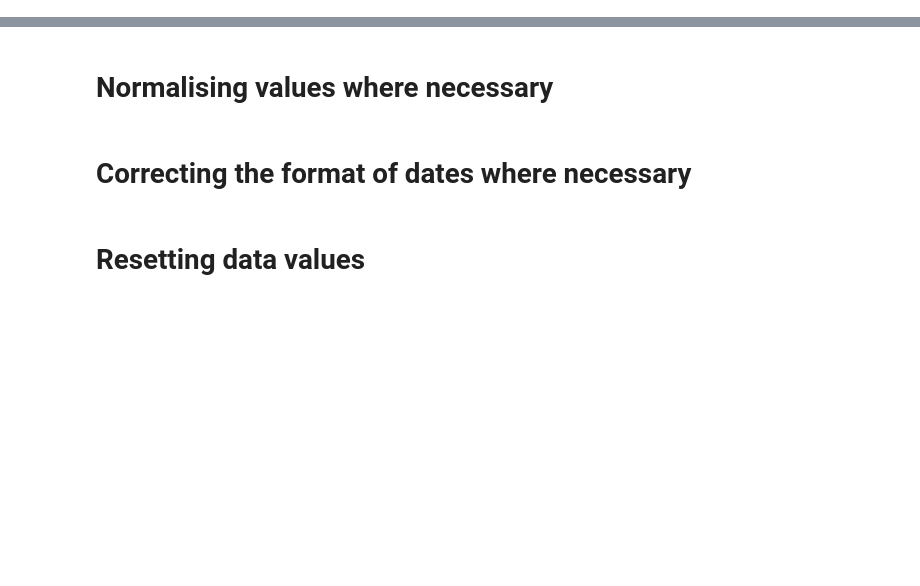
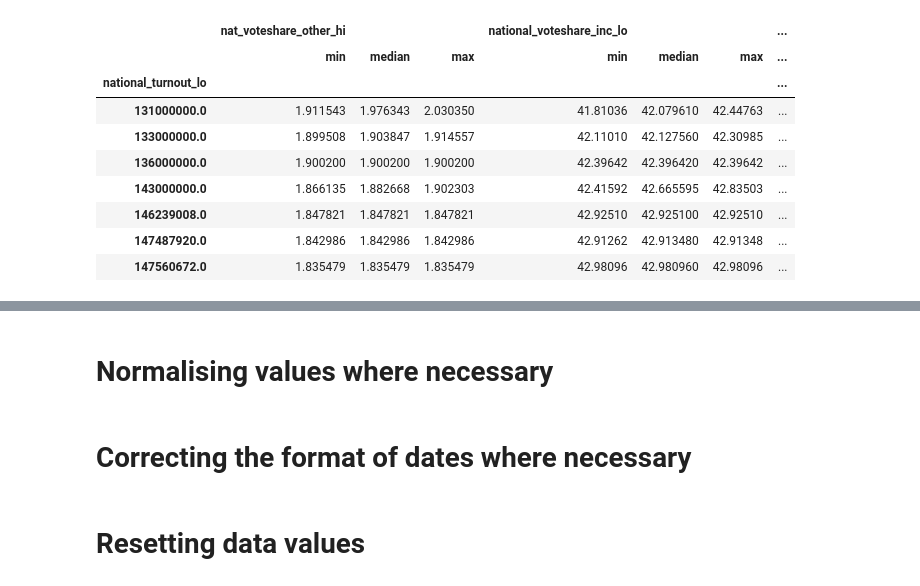
Before and after one commit to blazaropinto/portfolio_PDA_Data_Science, a Jupyter notebook: Preparing_data_for_analysis.ipynb, the cells around one changed output, grey strips where cells are left out. Drawn from its saved outputs; the diff is of its cells as text; code cells hidden in the pictures; blank space fills up the shorter version.

```diff
--- a/Preparing_data_for_analysis.ipynb
+++ b/Preparing_data_for_analysis.ipynb
@@ -6,0 +199,3 @@
+# %%
+clean_dataset2 = dataset2.copy()
+clean_dataset2.drop(columns=['cycle', 'branch', 'model', 'candidate_chal', 'simulations'], inplace=True)
@@ -6,0 +216,3 @@
+# %%
+clean_dataset2.timestamp = pd.to_datetime(clean_dataset2.timestamp)
+print('The data was collected from', clean_dataset2.timestamp.min(), 'to', clean_dataset2.timestamp.max())
@@ -6,0 +234,2 @@
+# %%
+clean_dataset2.drop(['candidate_inc', 'modeldate'], axis=1, inplace=True)
@@ -6,0 +238,2 @@
+# %%
+clean_dataset2.sort_values('timestamp', inplace=True)
@@ -6,0 +264,13 @@
+# %%
+clean_dataset2.groupby('national_turnout_lo').agg(['min', 'median', 'max'])
+# %% [output]
+|  | nat_voteshare_other_hi |  |  | national_voteshare_inc_lo |  |  | ... |
+|  | min | median | max | min | median | max | ... |
+| national_turnout_lo |  |  |  |  |  |  | ... |
+| 131000000.0 | 1.911543 | 1.976343 | 2.030350 | 41.81036 | 42.079610 | 42.44763 | ... |
+| 133000000.0 | 1.899508 | 1.903847 | 1.914557 | 42.11010 | 42.127560 | 42.30985 | ... |
+| 136000000.0 | 1.900200 | 1.900200 | 1.900200 | 42.39642 | 42.396420 | 42.39642 | ... |
+| 143000000.0 | 1.866135 | 1.882668 | 1.902303 | 42.41592 | 42.665595 | 42.83503 | ... |
+| 146239008.0 | 1.847821 | 1.847821 | 1.847821 | 42.92510 | 42.925100 | 42.92510 | ... |
+| 147487920.0 | 1.842986 | 1.842986 | 1.842986 | 42.91262 | 42.913480 | 42.91348 | ... |
+| 147560672.0 | 1.835479 | 1.835479 | 1.835479 | 42.98096 | 42.980960 | 42.98096 | ... |
```
Also changed, not shown: parts of 66 cells of this notebook.
